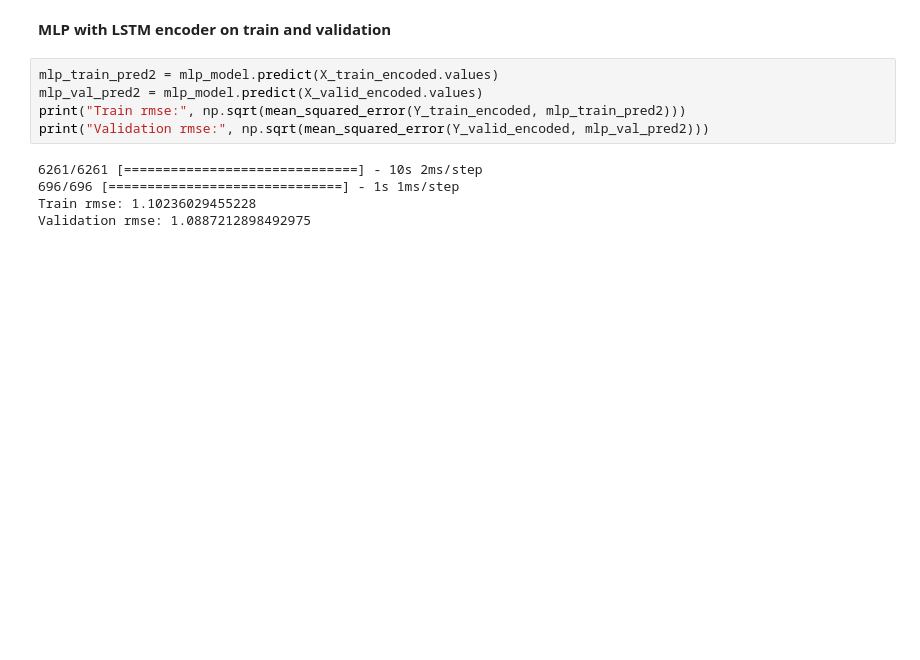
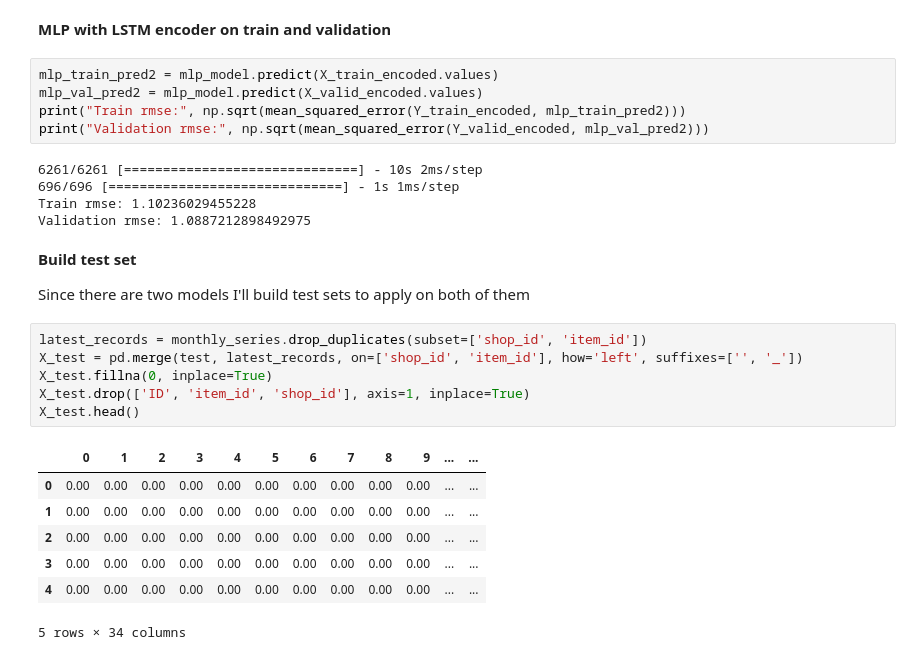
Before and after one commit to AiJared/time-series-forecasting-with-lstm-autoencoders, a Jupyter notebook: Time_Series_Forecasting_with_LSTM_Autoencoders.ipynb, the cells around one changed output. Saved outputs shown, nothing was run; the diff lists cells and outputs as text; blank space fills up the shorter version.

Commit message:
Build test set

```diff
--- a/Time_Series_Forecasting_with_LSTM_Autoencoders.ipynb
+++ b/Time_Series_Forecasting_with_LSTM_Autoencoders.ipynb
@@ -592,3 +592,21 @@ print("Validation rmse:", np.sqrt(mean_squared_error(Y_valid_encoded, mlp_val_pr
 696/696 [==============================] - 1s 1ms/step
 Train rmse: 1.10236029455228
 Validation rmse: 1.0887212898492975
+# %% [markdown]
+**Build test set**
+
+Since there are two models I'll build test sets to apply on both of them
+# %%
+latest_records = monthly_series.drop_duplicates(subset=['shop_id', 'item_id'])
+X_test = pd.merge(test, latest_records, on=['shop_id', 'item_id'], how='left', suffixes=['', '_'])
+X_test.fillna(0, inplace=True)
+X_test.drop(['ID', 'item_id', 'shop_id'], axis=1, inplace=True)
+X_test.head()
+# %% [output]
+|  | 0 | 1 | 2 | 3 | 4 | 5 | 6 | 7 | 8 | 9 | ... | ... |
+| 0 | 0.00 | 0.00 | 0.00 | 0.00 | 0.00 | 0.00 | 0.00 | 0.00 | 0.00 | 0.00 | ... | ... |
+| 1 | 0.00 | 0.00 | 0.00 | 0.00 | 0.00 | 0.00 | 0.00 | 0.00 | 0.00 | 0.00 | ... | ... |
+| 2 | 0.00 | 0.00 | 0.00 | 0.00 | 0.00 | 0.00 | 0.00 | 0.00 | 0.00 | 0.00 | ... | ... |
+| 3 | 0.00 | 0.00 | 0.00 | 0.00 | 0.00 | 0.00 | 0.00 | 0.00 | 0.00 | 0.00 | ... | ... |
+| 4 | 0.00 | 0.00 | 0.00 | 0.00 | 0.00 | 0.00 | 0.00 | 0.00 | 0.00 | 0.00 | ... | ... |
+5 rows × 34 columns
```
